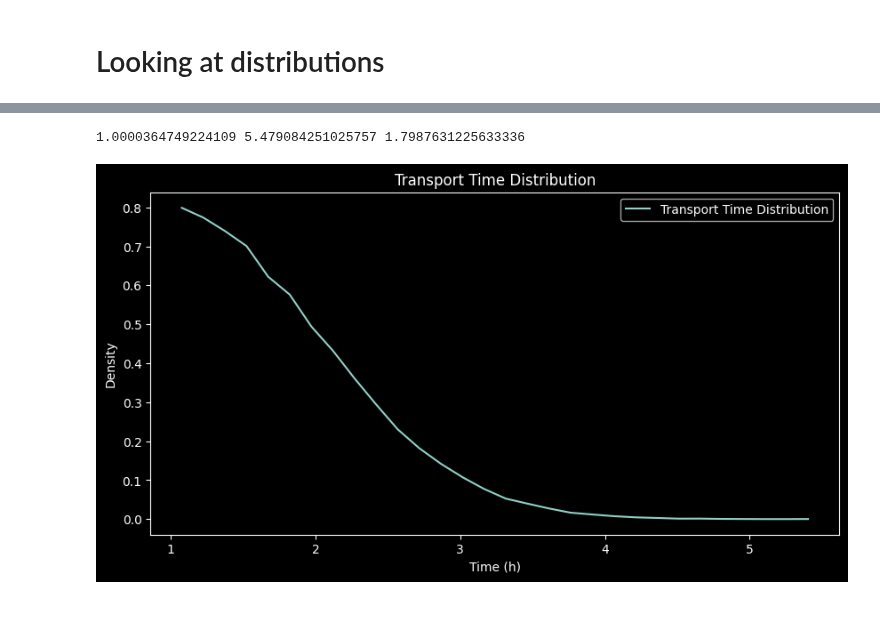
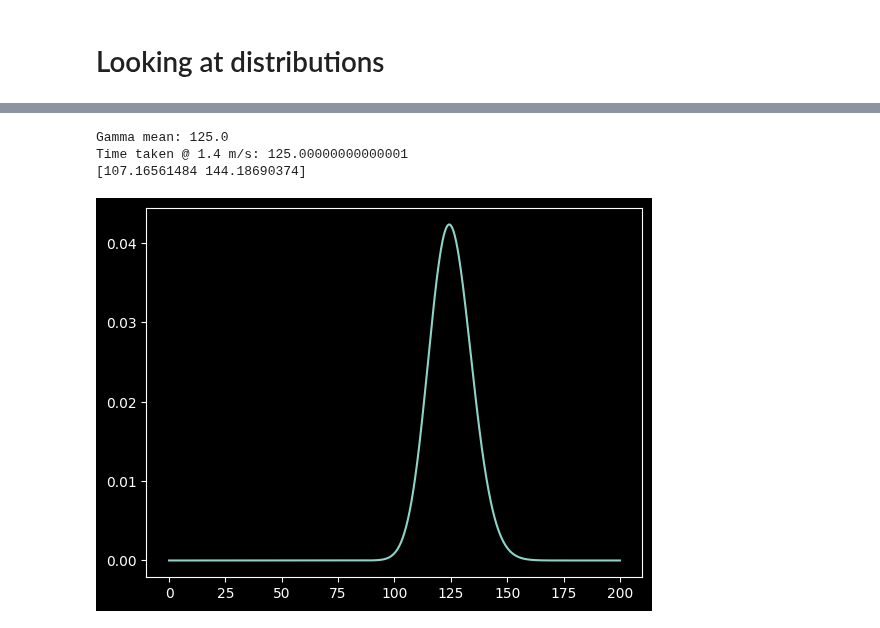
Before and after one commit to AntonJorg/stochastic_simulation, a Jupyter notebook: project2/simulation_loop.ipynb, the cells around one changed output, grey strips where cells are left out. Saved outputs shown, nothing was run; the diff lists cells and outputs as text; code cells hidden in the pictures.

```diff
--- a/project2/simulation_loop.ipynb
+++ b/project2/simulation_loop.ipynb
@@ -424,20 +407,20 @@ plot_transport_time_dist() # 125.13387827965883
-# %%
-from scipy.stats import halfnorm
-def plot_transport_time_dist():
-    # sample 100 samples
-    samples = halfnorm(loc=1, scale=1).rvs(size=100000)
-    print(np.min(samples), np.max(samples), np.mean(samples))
-    y, t = np.histogram(samples, bins=30, density=True)
-    t = (t[:-1] + t[1:]) / 2  #
-    plt.figure(figsize=(10, 5))
-    plt.plot(t, y, label="Transport Time Distribution")
-    plt.xlabel("Time (h)")
-    plt.ylabel("Density")
-    plt.title("Transport Time Distribution")
-    plt.legend()
-    plt.show()
-np.random.seed(42)
-plot_transport_time_dist()
-# %% [output]
-1.0000364749224109 5.479084251025757 1.7987631225633336
-[figure, removed]
+# %%
+from scipy.stats import gamma
+
+dist = gamma(a=175, scale=1/1.4)
+
+t = np.linspace(0, 200, 1000)
+
+p = dist.pdf(t)
+
+print("Gamma mean:", dist.mean())
+print("Time taken @ 1.4 m/s:", 175 / 1.4)
+print(dist.ppf([0.025, 0.975]))
+
+plt.plot(t, p)
+plt.show()
+# %% [output]
+Gamma mean: 125.0
+Time taken @ 1.4 m/s: 125.00000000000001
+[107.16561484 144.18690374]
+[figure, added]
```
Also changed, not shown: parts of 10 cells of this notebook.
